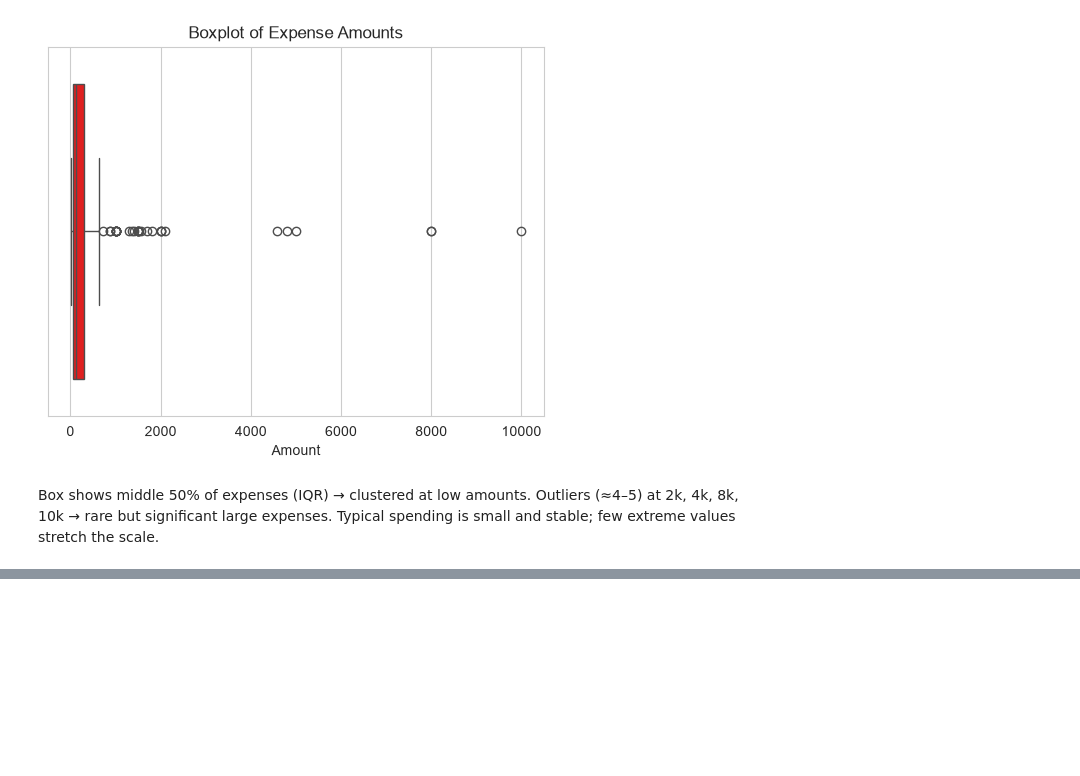
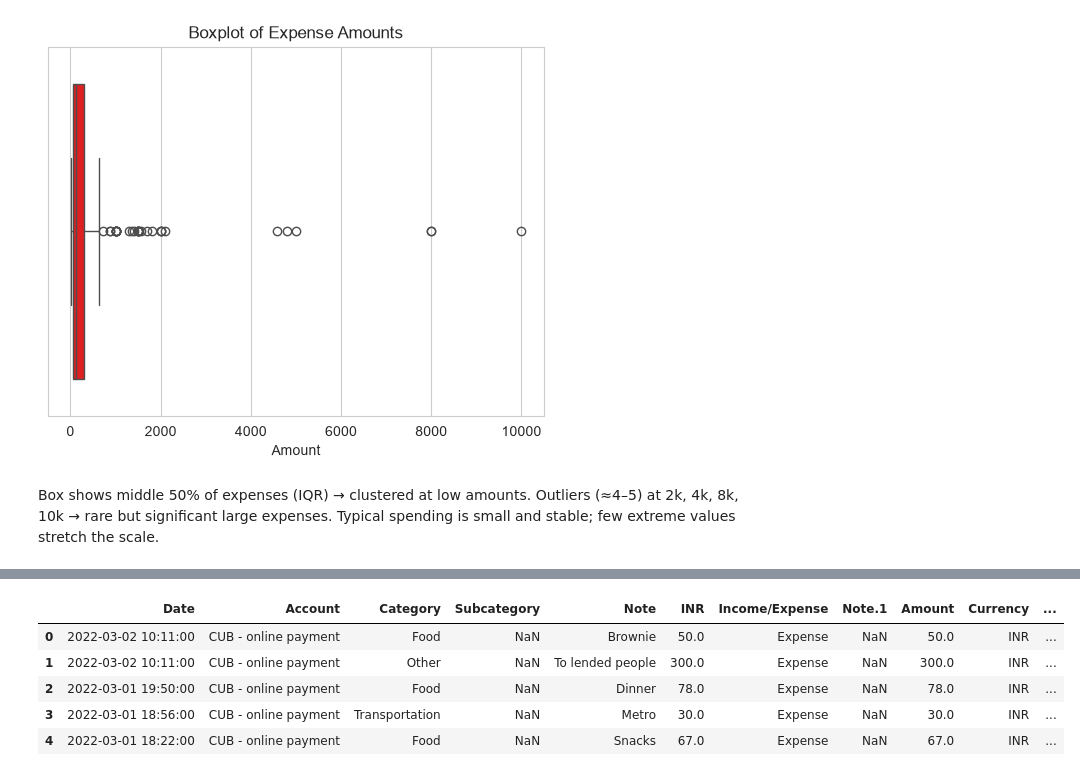
Before and after one commit to mrayusha8-hue/60days_of_learning_challenge, a Jupyter notebook: expense_traker/main.ipynb, the cells around one changed output, grey strips where cells are left out. Saved outputs shown, nothing was run; the diff lists cells and outputs as text; code cells hidden in the pictures; blank space fills up the shorter version.

```diff
--- a/expense_traker/main.ipynb
+++ b/expense_traker/main.ipynb
@@ -201,0 +226,14 @@ Typical spending is small and stable; few extreme values stretch the scale.
+# %%
+#Analyzig the spending patterns over time by creating new following columns
+df["Year"] = df["Date"].dt.year
+df["Month"] = df["Date"].dt.month_name()
+df["Day"] = df["Date"].dt.day_name()
+df["Weekday"] = df["Date"].dt.dayofweek
+df.head()
+# %% [output]
+|  | Date | Account | Category | Subcategory | Note | INR | Income/Expense | Note.1 | Amount | Currency | ... |
+| 0 | 2022-03-02 10:11:00 | CUB - online payment | Food | NaN | Brownie | 50.0 | Expense | NaN | 50.0 | INR | ... |
+| 1 | 2022-03-02 10:11:00 | CUB - online payment | Other | NaN | To lended people | 300.0 | Expense | NaN | 300.0 | INR | ... |
+| 2 | 2022-03-01 19:50:00 | CUB - online payment | Food | NaN | Dinner | 78.0 | Expense | NaN | 78.0 | INR | ... |
+| 3 | 2022-03-01 18:56:00 | CUB - online payment | Transportation | NaN | Metro | 30.0 | Expense | NaN | 30.0 | INR | ... |
+| 4 | 2022-03-01 18:22:00 | CUB - online payment | Food | NaN | Snacks | 67.0 | Expense | NaN | 67.0 | INR | ... |
```
Also changed, not shown: parts of 12 cells of this notebook.
